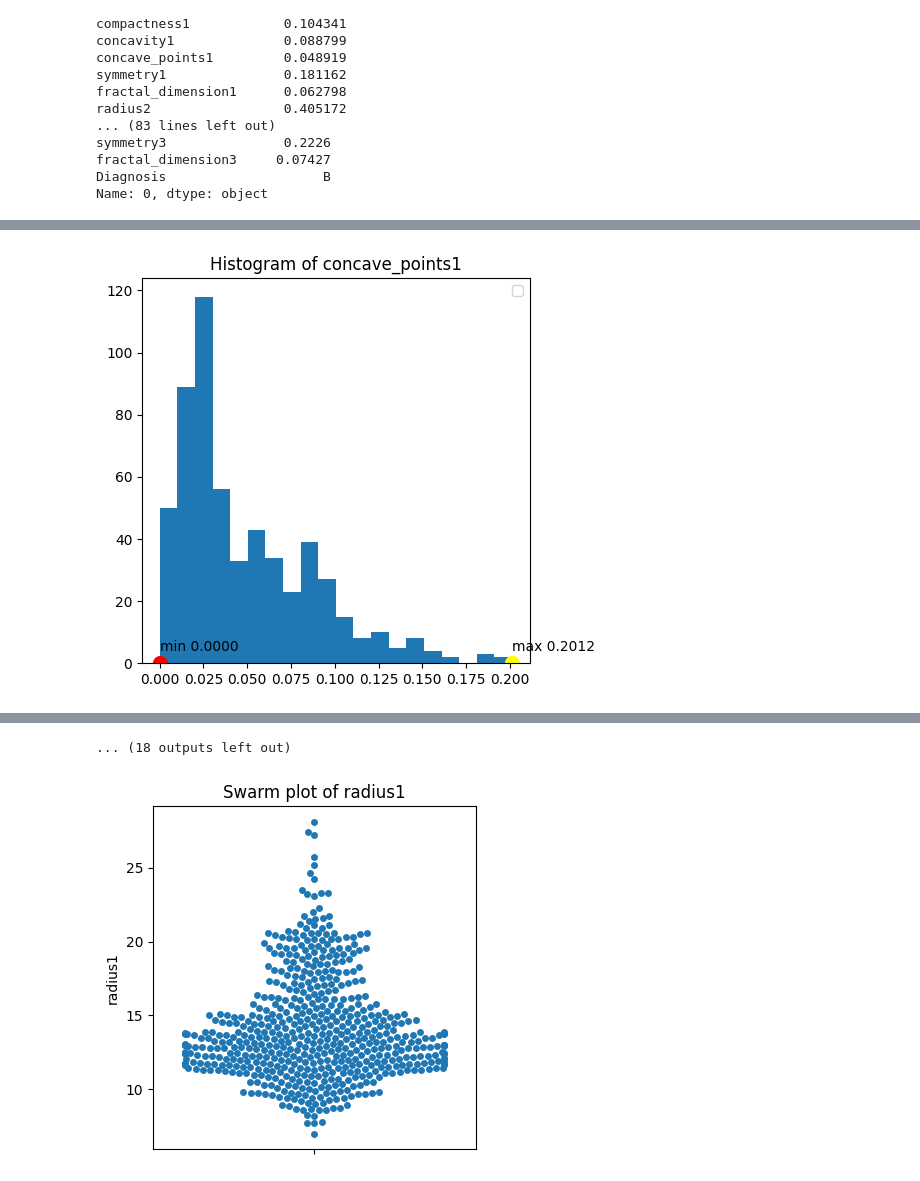
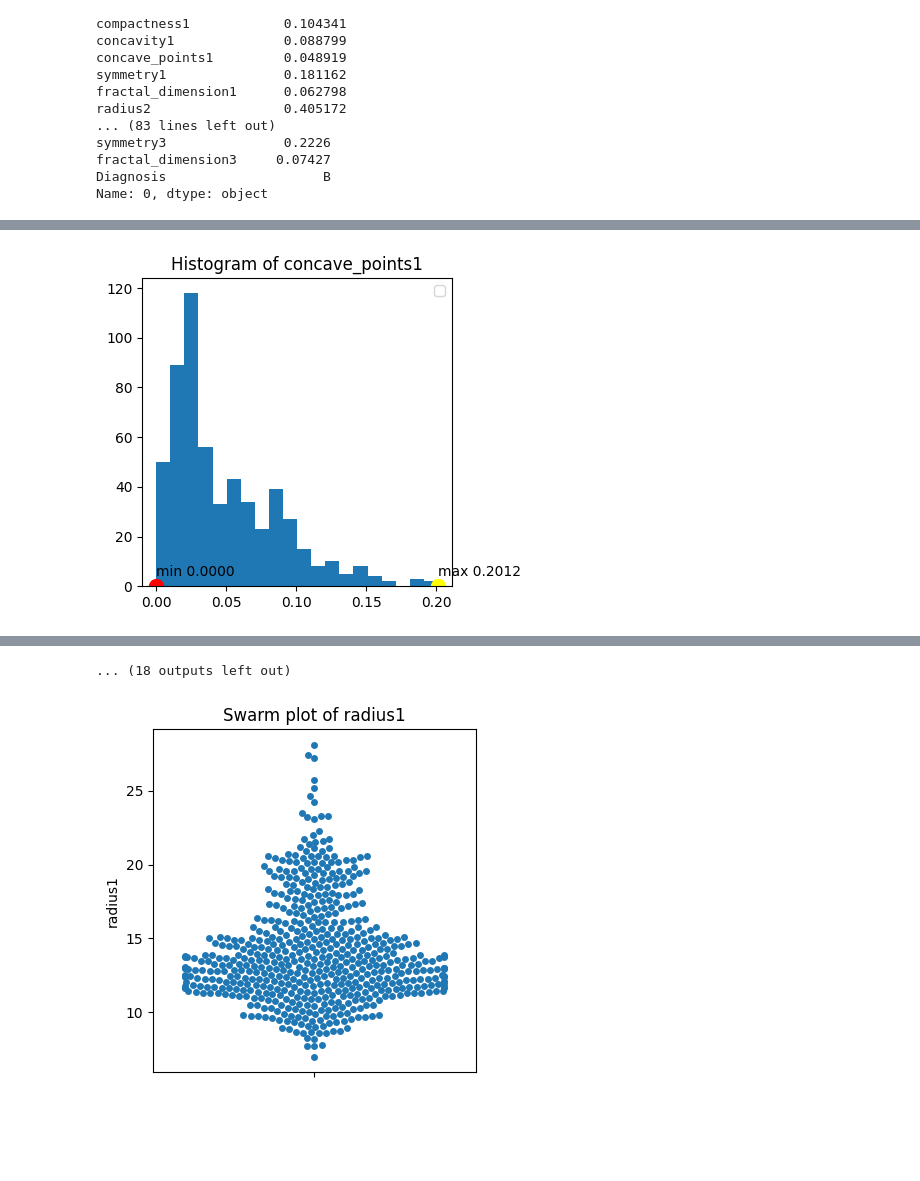
Before and after one commit to Jbaner/Module-B-semester-2, a Jupyter notebook: OMDS_ModB2_Week4_Banerjee_Jayeeta.ipynb, the cells around one changed output, grey strips where cells are left out. Cells and saved outputs as stored; diff of their text form; code cells hidden in the pictures; blank space fills up the shorter version.

```diff
--- a/OMDS_ModB2_Week4_Banerjee_Jayeeta.ipynb
+++ b/OMDS_ModB2_Week4_Banerjee_Jayeeta.ipynb
@@ -229,7 +208,7 @@ import matplotlib.pyplot as plt
 numeric_only=df_BreastCancer_2.select_dtypes(include="number")
 
 for c in numeric_only.columns:
-  plt.figure(figsize=(5,5))
+  plt.figure(figsize=(4,4))
   plt.hist(numeric_only[c],bins=20)
   min_val=numeric_only[c].min()
   max_val=numeric_only[c].max()
@@ -255 +234 @@ for c in numeric_only.columns:
-[figure, old version]
+[figure, new version]
```
Also changed, not shown: parts of 12 cells of this notebook.
